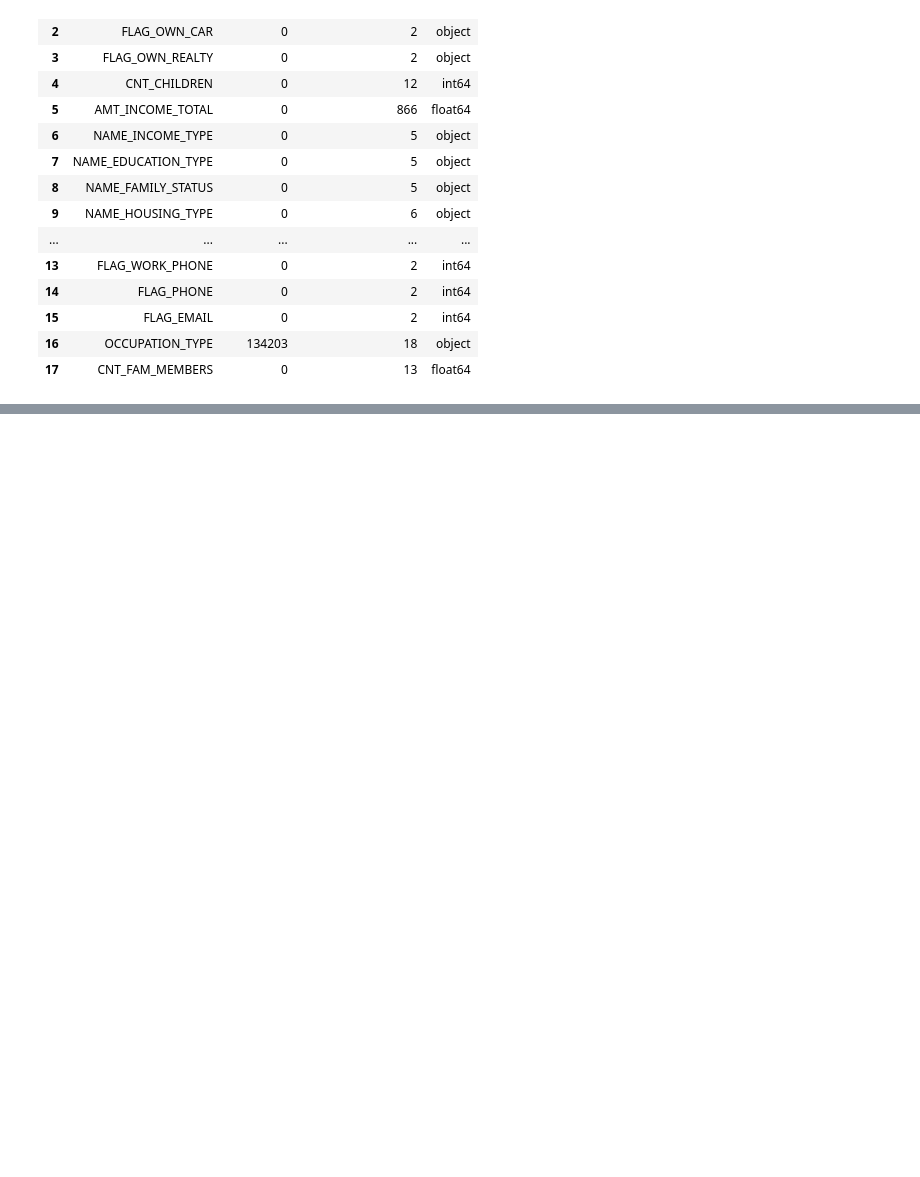
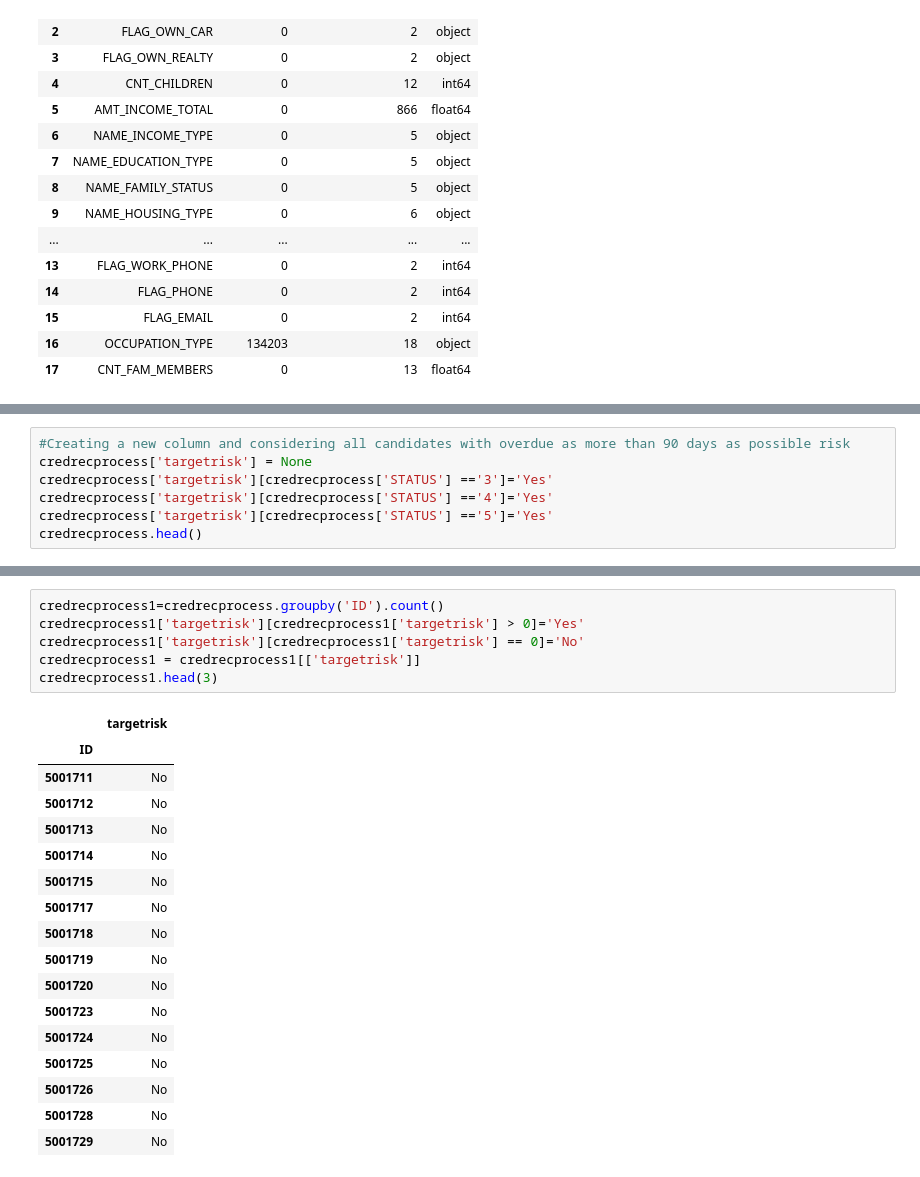
Before and after one commit to RV249/Final_Assignment_AAI_510, a Jupyter notebook: Team2-FinalProject.ipynb, the cells around one changed output, grey strips where cells are left out. Saved outputs shown, nothing was run; the diff lists cells and outputs as text; blank space fills up the shorter version.

```diff
--- a/Team2-FinalProject.ipynb
+++ b/Team2-FinalProject.ipynb
@@ -131,0 +188,7 @@ pd.concat([null_count, unique_valuecount , datatypes], axis=1).T.drop_duplicates
+# %%
+#Creating a new column and considering all candidates with overdue as more than 90 days as possible risk
+credrecprocess['targetrisk'] = None
+credrecprocess['targetrisk'][credrecprocess['STATUS'] =='3']='Yes'
+credrecprocess['targetrisk'][credrecprocess['STATUS'] =='4']='Yes'
+credrecprocess['targetrisk'][credrecprocess['STATUS'] =='5']='Yes'
+credrecprocess.head()
@@ -131,0 +202,24 @@ pd.concat([null_count, unique_valuecount , datatypes], axis=1).T.drop_duplicates
+# %%
+credrecprocess1=credrecprocess.groupby('ID').count()
+credrecprocess1['targetrisk'][credrecprocess1['targetrisk'] > 0]='Yes'
+credrecprocess1['targetrisk'][credrecprocess1['targetrisk'] == 0]='No'
+credrecprocess1 = credrecprocess1[['targetrisk']]
+credrecprocess1.head(3)
+# %% [output]
+|  | targetrisk |
+| ID |  |
+| 5001711 | No |
+| 5001712 | No |
+| 5001713 | No |
+| 5001714 | No |
+| 5001715 | No |
+| 5001717 | No |
+| 5001718 | No |
+| 5001719 | No |
+| 5001720 | No |
+| 5001723 | No |
+| 5001724 | No |
+| 5001725 | No |
+| 5001726 | No |
+| 5001728 | No |
+| 5001729 | No |
```
Also changed, not shown: parts of 48 cells of this notebook.
